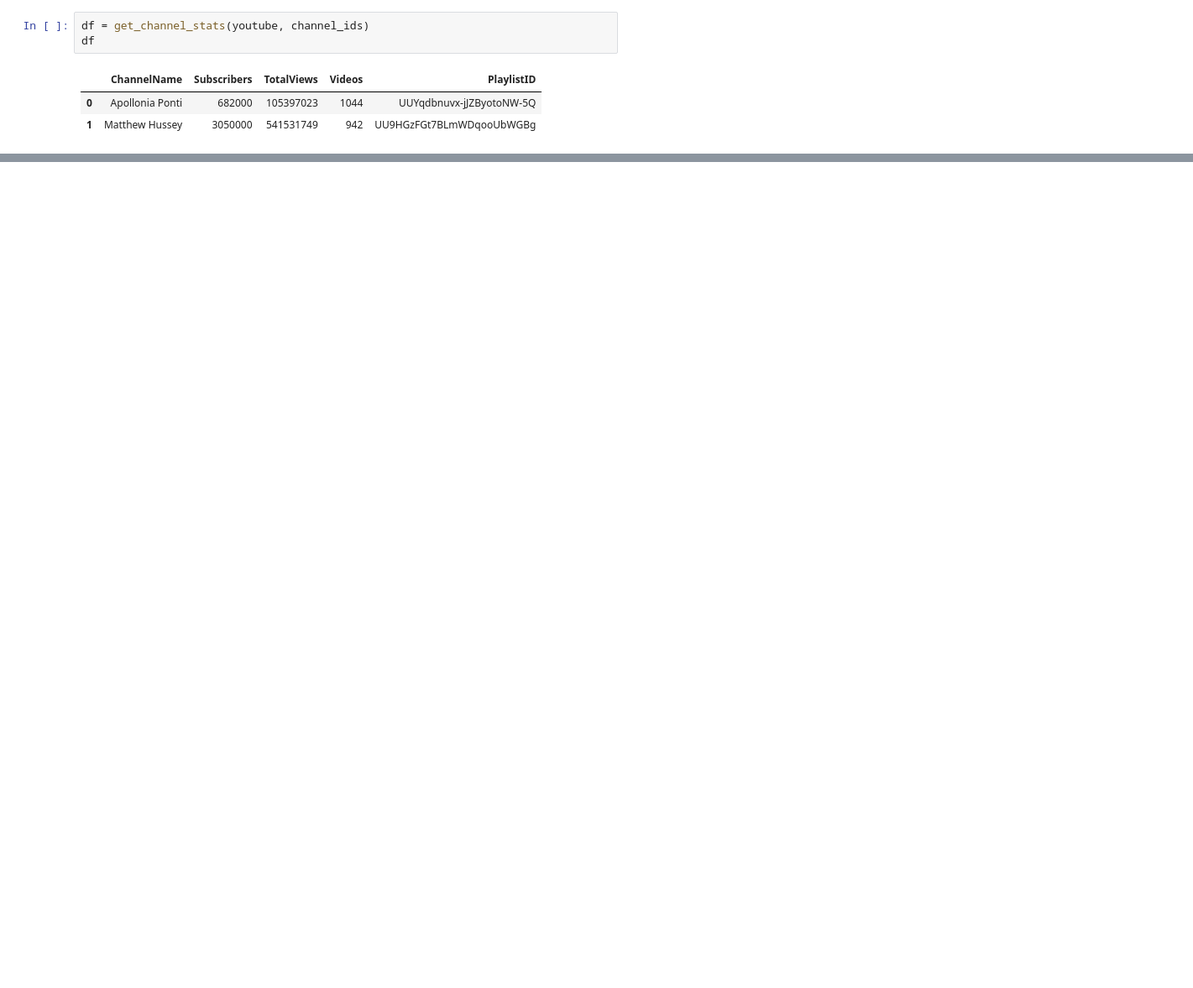
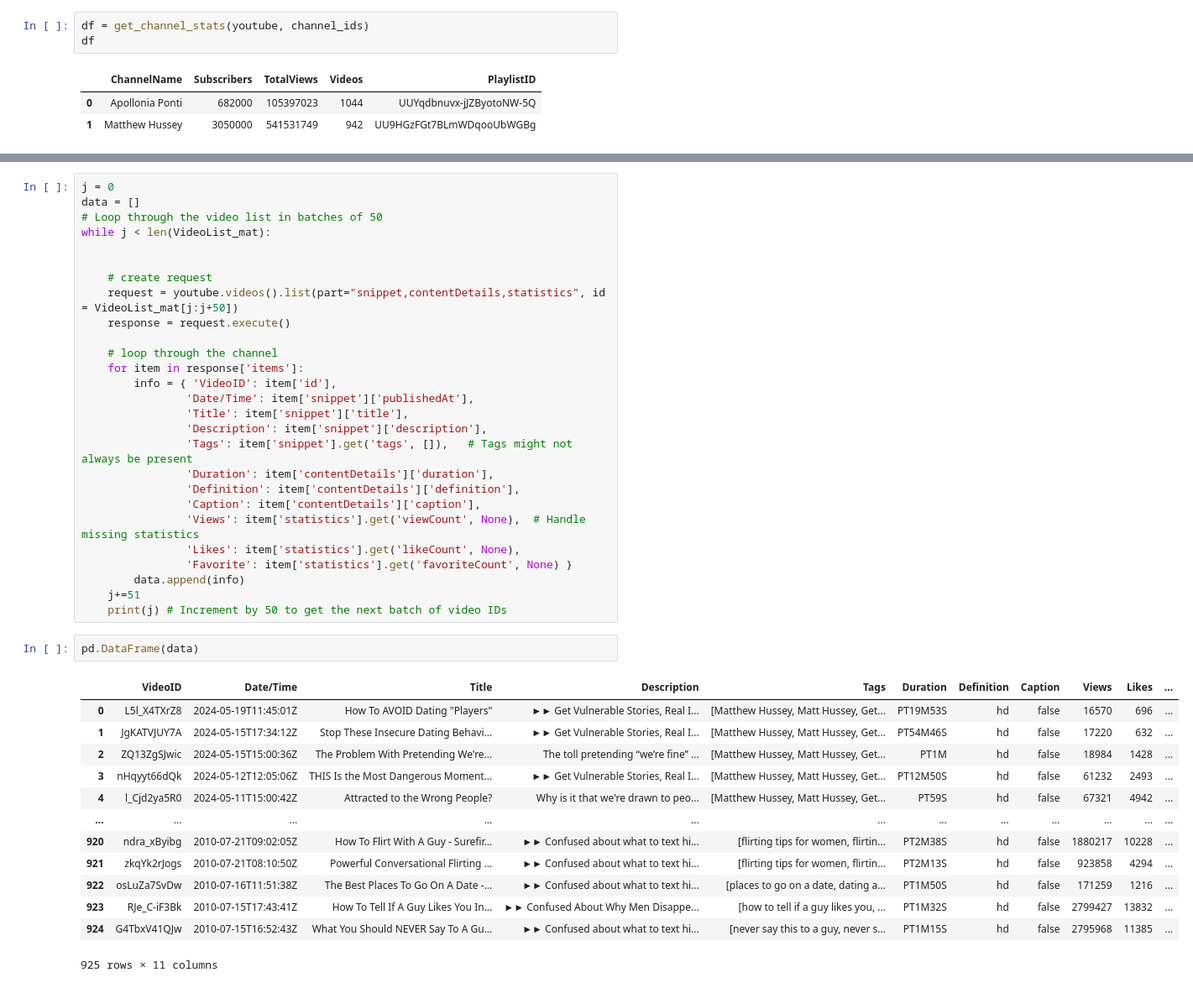
Before and after one commit to vsalto/Ironhack-Module3-project, a Jupyter notebook: notebooks/youtube_content_analysis.ipynb, the cells around one changed output, grey strips where cells are left out. Shown: that part at 84% size. Drawn from its saved outputs; the diff is of its cells as text; blank space fills up the shorter version.

```diff
--- a/notebooks/youtube_content_analysis.ipynb
+++ b/notebooks/youtube_content_analysis.ipynb
@@ -93,0 +213,43 @@ len(VideoList_apo)
+# %%
+j = 0
+data = []
+# Loop through the video list in batches of 50
+while j < len(VideoList_mat):
+
+
+    # create request
+    request = youtube.videos().list(part="snippet,contentDetails,statistics", id = VideoList_mat[j:j+50])
+    response = request.execute()
+
+    # loop through the channel
+    for item in response['items']:
+        info = { 'VideoID': item['id'],
+                'Date/Time': item['snippet']['publishedAt'],
+                'Title': item['snippet']['title'],
+                'Description': item['snippet']['description'],
+                'Tags': item['snippet'].get('tags', []),   # Tags might not always be present
+                'Duration': item['contentDetails']['duration'],
+                'Definition': item['contentDetails']['definition'],
+                'Caption': item['contentDetails']['caption'],
+                'Views': item['statistics'].get('viewCount', None),  # Handle missing statistics
+                'Likes': item['statistics'].get('likeCount', None),
+                'Favorite': item['statistics'].get('favoriteCount', None) }
+        data.append(info)
+    j+=51
+    print(j) # Increment by 50 to get the next batch of video IDs
+# %%
+pd.DataFrame(data)
+# %% [output]
+|  | VideoID | Date/Time | Title | Description | Tags | Duration | Definition | Caption | Views | Likes | ... |
+| 0 | L5l_X4TXrZ8 | 2024-05-19T11:45:01Z | How To AVOID Dating "Players" | ►► Get Vulnerable Stories, Real I... | [Matthew Hussey, Matt Hussey, Get... | PT19M53S | hd | false | 16570 | 696 | ... |
+| 1 | JgKATVJUY7A | 2024-05-15T17:34:12Z | Stop These Insecure Dating Behavi... | ►► Get Vulnerable Stories, Real I... | [Matthew Hussey, Matt Hussey, Get... | PT54M46S | hd | false | 17220 | 632 | ... |
+| 2 | ZQ13ZgSJwic | 2024-05-15T15:00:36Z | The Problem With Pretending We're... | The toll pretending “we’re fine” ... | [Matthew Hussey, Matt Hussey, Get... | PT1M | hd | false | 18984 | 1428 | ... |
+| 3 | nHqyyt66dQk | 2024-05-12T12:05:06Z | THIS Is the Most Dangerous Moment... | ►► Get Vulnerable Stories, Real I... | [Matthew Hussey, Matt Hussey, Get... | PT12M50S | hd | false | 61232 | 2493 | ... |
+| 4 | l_Cjd2ya5R0 | 2024-05-11T15:00:42Z | Attracted to the Wrong People? | Why is it that we're drawn to peo... | [Matthew Hussey, Matt Hussey, Get... | PT59S | hd | false | 67321 | 4942 | ... |
+| ... | ... | ... | ... | ... | ... | ... | ... | ... | ... | ... | ... |
+| 920 | ndra_xByibg | 2010-07-21T09:02:05Z | How To Flirt With A Guy - Surefir... | ►► Confused about what to text hi... | [flirting tips for women, flirtin... | PT2M38S | hd | false | 1880217 | 10228 | ... |
+| 921 | zkqYk2rJogs | 2010-07-21T08:10:50Z | Powerful Conversational Flirting ... | ►► Confused about what to text hi... | [flirting tips for women, flirtin... | PT2M13S | hd | false | 923858 | 4294 | ... |
+| 922 | osLuZa7SvDw | 2010-07-16T11:51:38Z | The Best Places To Go On A Date -... | ►► Confused about what to text hi... | [places to go on a date, dating a... | PT1M50S | hd | false | 171259 | 1216 | ... |
+| 923 | RJe_C-iF3Bk | 2010-07-15T17:43:41Z | How To Tell If A Guy Likes You In... | ►► Confused About Why Men Disappe... | [how to tell if a guy likes you, ... | PT1M32S | hd | false | 2799427 | 13832 | ... |
+| 924 | G4TbxV41QJw | 2010-07-15T16:52:43Z | What You Should NEVER Say To A Gu... | ►► Confused about what to text hi... | [never say this to a guy, never s... | PT1M15S | hd | false | 2795968 | 11385 | ... |
+925 rows × 11 columns
```
Also changed, not shown: parts of 9 cells of this notebook.
